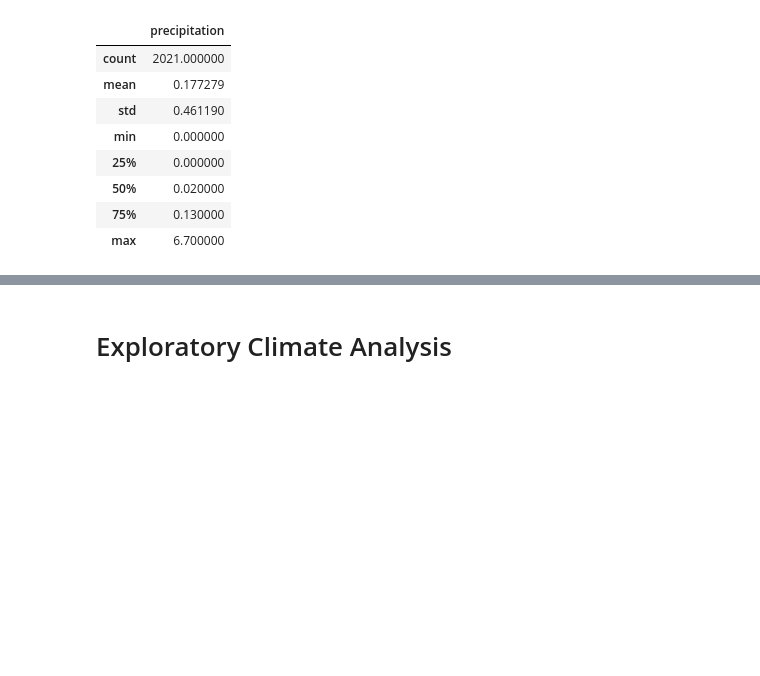
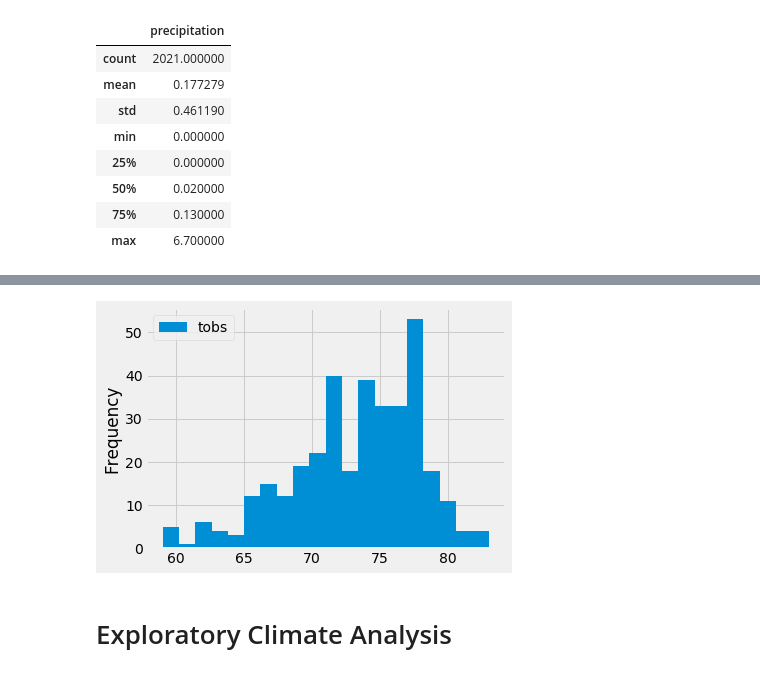
Before and after one commit to JeffHastings/surfs_up, a Jupyter notebook: climate_analysis-checkpoint.ipynb, the cells around one changed output, grey strips where cells are left out. Drawn from its saved outputs; the diff is of its cells as text; code cells hidden in the pictures; blank space fills up the shorter version.

```diff
--- a/climate_analysis-checkpoint.ipynb
+++ b/climate_analysis-checkpoint.ipynb
@@ -117,3 +176,8 @@ df.describe()
+# %%
+df.plot.hist(bins=20)
+plt.tight_layout()
+# %% [output]
+[figure, added]
 # %%
 # reflect an existing database into a new model
 
```
Also changed, not shown: parts of 8 cells of this notebook.
